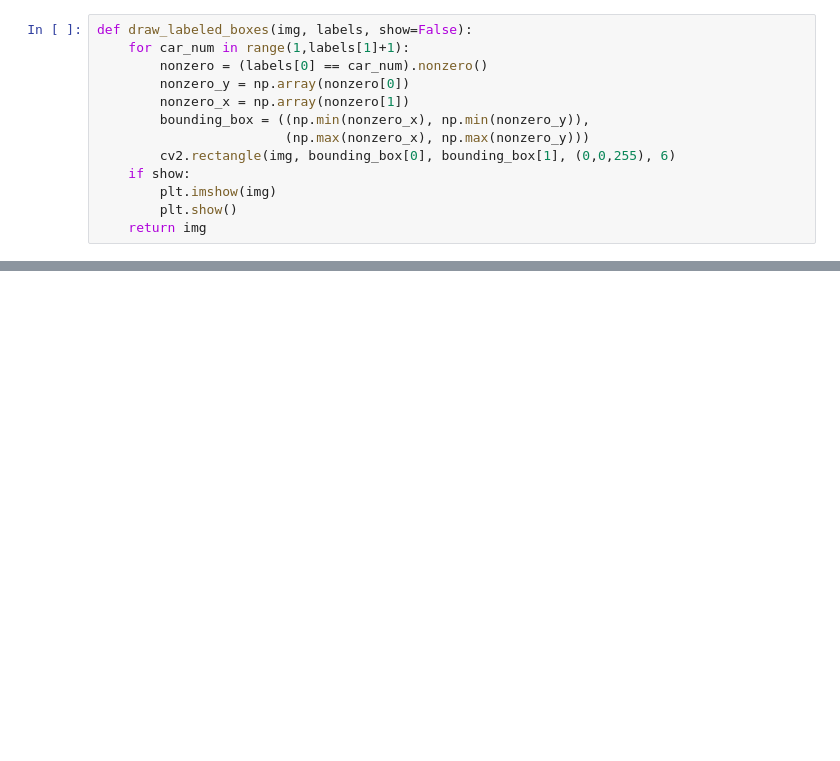
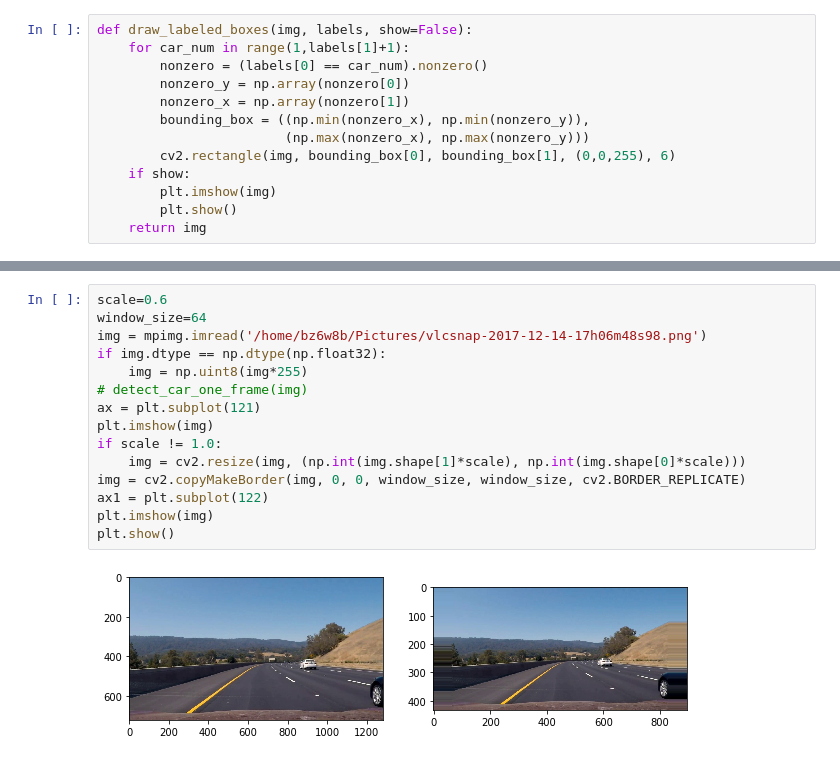
Before and after one commit to sketchc89/VehicleDetectionTracking-P5, a Jupyter notebook: VehicleDetectionTracking.ipynb, the cells around one changed output, grey strips where cells are left out. Drawn from its saved outputs; the diff is of its cells as text; blank space fills up the shorter version.

```diff
--- a/VehicleDetectionTracking.ipynb
+++ b/VehicleDetectionTracking.ipynb
@@ -652,0 +492,17 @@ array([[ 393,  537,  862, 1006],
+# %%
+scale=0.6
+window_size=64
+img = mpimg.imread('/home/bz6w8b/Pictures/vlcsnap-2017-12-14-17h06m48s98.png')
+if img.dtype == np.dtype(np.float32):
+    img = np.uint8(img*255)
+# detect_car_one_frame(img)
+ax = plt.subplot(121)
+plt.imshow(img)
+if scale != 1.0:
+    img = cv2.resize(img, (np.int(img.shape[1]*scale), np.int(img.shape[0]*scale)))
+img = cv2.copyMakeBorder(img, 0, 0, window_size, window_size, cv2.BORDER_REPLICATE)
+ax1 = plt.subplot(122)
+plt.imshow(img)
+plt.show()
+# %% [output]
+[figure, added]
```
Also changed, not shown: parts of 32 cells of this notebook.
